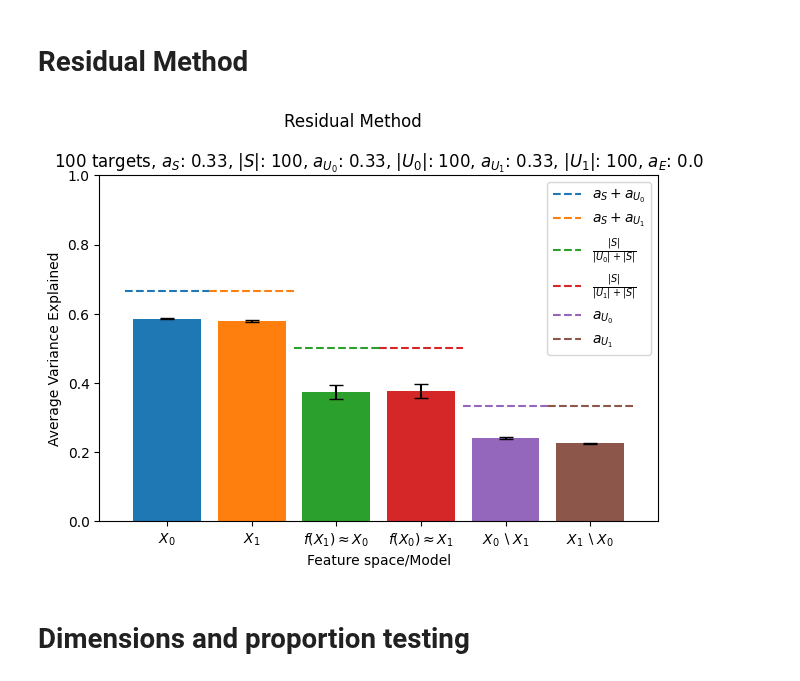
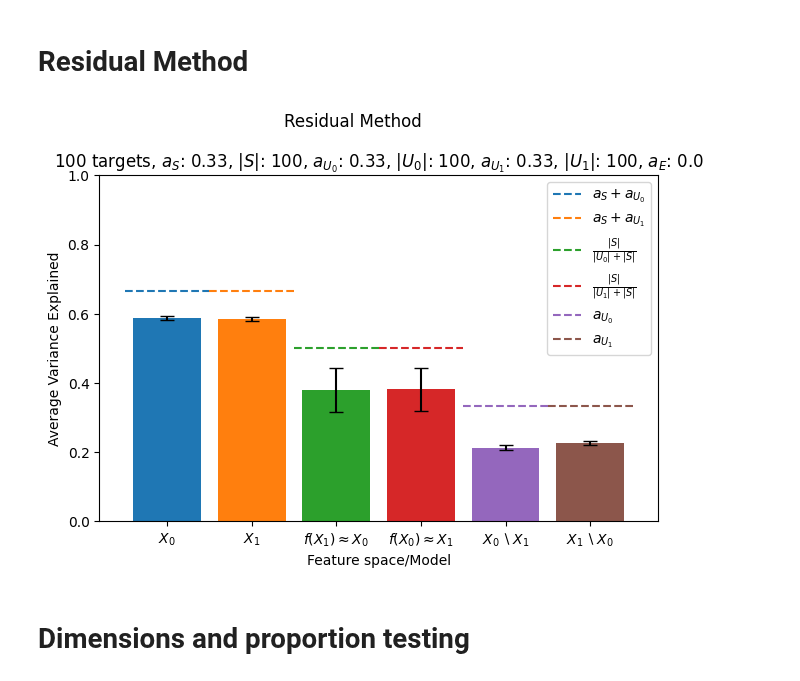
Before and after one commit to leo-schultheiss/compare_variance_residual, a Jupyter notebook: compare_variance_residual/simulated/sanity_checks.ipynb, the cells around one changed output. Saved outputs shown, nothing was run; the diff lists cells and outputs as text; code cells hidden in the pictures.

```diff
--- a/compare_variance_residual/simulated/sanity_checks.ipynb
+++ b/compare_variance_residual/simulated/sanity_checks.ipynb
@@ -104,14 +106,15 @@ from residual import residual_method
 full_score_0, full_score_1, feature_score_0, feature_score_1, residual_score_0, residual_scores_1 = residual_method(
     Xs_train, Xs_test, Y_train, Y_test, use_ols=True, return_full_variance=True, cv=cv)
 # %%
-def rm_errorbar(full_score_0, full_score_1, feature_score_0, feature_score_1, residual_score_0, residual_scores_1, feature_space_dimensions, scalars,
-                n_targets, n_samples_train, n_samples_test, noise):
+def rm_errorbar(full_score_0, full_score_1, feature_score_0, feature_score_1, residual_score_0, residual_scores_1,
+                feature_space_dimensions, scalars,
+                n_targets, n_samples_train, n_samples_test, noise, ax: axes.Axes = None, fig=None):
     def calculate_yerr(variances, n_samples_train):
         """Calculate the error bars (yerr) for the given variances and training sample size."""
-        import numpy as np
-        return [np.sqrt(var) / np.sqrt(n_samples_train) for var in variances]
+        return [np.sqrt(var) / np.sqrt(n_samples_test) for var in variances]
 
-    import matplotlib.pyplot as plt
+    if ax is None or fig is None:
+        fig, ax = plt.subplots()
 
     # Precompute means and variances
     scores = [full_score_0, full_score_1, feature_score_0, feature_score_1, residual_score_0, residual_scores_1]
@@ -122,20 +125,22 @@ def rm_errorbar(full_score_0, full_score_1, feature_score_0, feature_score_1, re
     bar_names = [r"$X_0$", r"$X_1$", r"$f(X_1) \approx X_0$", r"$f(X_0) \approx X_1$", r"$X_0 \setminus X_1$",
                  r"$X_1 \setminus X_0$"]
     colors = ["tab:blue", "tab:orange", "tab:green", "tab:red", "tab:purple", "tab:brown"]
-    plt.bar(range(len(means)), means, color=colors, yerr=yerr, capsize=5, ecolor="black")
+    ax.bar(range(len(means)), means, color=colors, yerr=yerr, capsize=5, ecolor="black")
 
-    plt.xticks(range(len(means)), labels=bar_names)
+    ax.set_xticks(range(len(means)), labels=bar_names)
 
     # Function to plot horizontal lines
     def plot_horizontal_line(start, end, y_value, label, color):
-        plt.plot([start, end], [y_value, y_value], linestyle='--', label=label, color=color)
+        ax.plot([start, end], [y_value, y_value], linestyle='--', label=label, color=color)
 
     # Precompute 'y' values for the lines
     horizontal_positions = [
         (scalars[0] + scalars[1], r"$a_S + a_{U_0}$", -0.5, 0.5),
         (scalars[0] + scalars[2], r"$a_S + a_{U_1}$", 0.5, 1.5),
-        (feature_space_dimensions[0]/(feature_space_dimensions[0] + feature_space_dimensions[1]), r"$\frac{|S|}{|U_0|+|S|}$", 1.5, 2.5),
-        (feature_space_dimensions[0]/(feature_space_dimensions[0] + feature_space_dimensions[2]), r"$\frac{|S|}{|U_1|+|S|}$", 2.5, 3.5),
+        (feature_space_dimensions[0] / (feature_space_dimensions[0] + feature_space_dimensions[1]),
+         r"$\frac{|S|}{|U_0|+|S|}$", 1.5, 2.5),
+        (feature_space_dimensions[0] / (feature_space_dimensions[0] + feature_space_dimensions[2]),
+         r"$\frac{|S|}{|U_1|+|S|}$", 2.5, 3.5),
         (scalars[1], r"$a_{U_0}$", 3.5, 4.5),
         (scalars[2], r"$a_{U_1}$", 4.5, 5.5)
     ]
@@ -145,23 +150,23 @@ def rm_errorbar(full_score_0, full_score_1, feature_score_0, feature_score_1, re
     # Plot all horizontal lines using the extracted function
     for i, (y_value, label, start, end) in enumerate(horizontal_positions):
         plot_horizontal_line(start, end, y_value, label, colors[i])
-    plt.legend()
+    ax.legend()
 
-    ylims = plt.gca().get_ylim()
-    plt.ylim(ylims[0], 1)
-    plt.ylabel("Average Variance Explained")
-    plt.xlabel("Feature space/Model")
+    ylims = ax.get_ylim()
+    ax.set_ylim(ylims[0], 1)
+    ax.set_ylabel("Average Variance Explained")
+    ax.set_xlabel("Feature space/Model")
 
-    plt.suptitle("Residual Method")
-    plt.title(
+    fig.suptitle("Residual Method")
+    ax.set_title(
         fr"{n_targets} targets, $a_S$: {scalars[0]:.2f}, $|S|$: {feature_space_dimensions[0]}, $a_{{U_0}}$: {scalars[1]:.2f}, $|U_0|$: {feature_space_dimensions[1]}, $a_{{U_1}}$: {scalars[2]:.2f}, $|U_1|$: {feature_space_dimensions[2]}, $a_E$: {noise}")
-    plt.tight_layout()
-    plt.show()
+    fig.tight_layout()
 # %%
-rm_errorbar(full_score_0, full_score_1, feature_score_0, feature_score_1, residual_score_0, residual_scores_1, feature_space_dimensions, scalars,
-                n_targets, n_samples_train, n_samples_test, noise)
+rm_errorbar(full_score_0, full_score_1, feature_score_0, feature_score_1, residual_score_0, residual_scores_1,
+            feature_space_dimensions, scalars,
+            n_targets, n_samples_train, n_samples_test, noise)
 # %% [output]
-[figure, old version]
+[figure, new version]
 # %% [markdown]
 # Dimensions and proportion testing
 # %%
```
Also changed, not shown: parts of 7 cells of this notebook.
